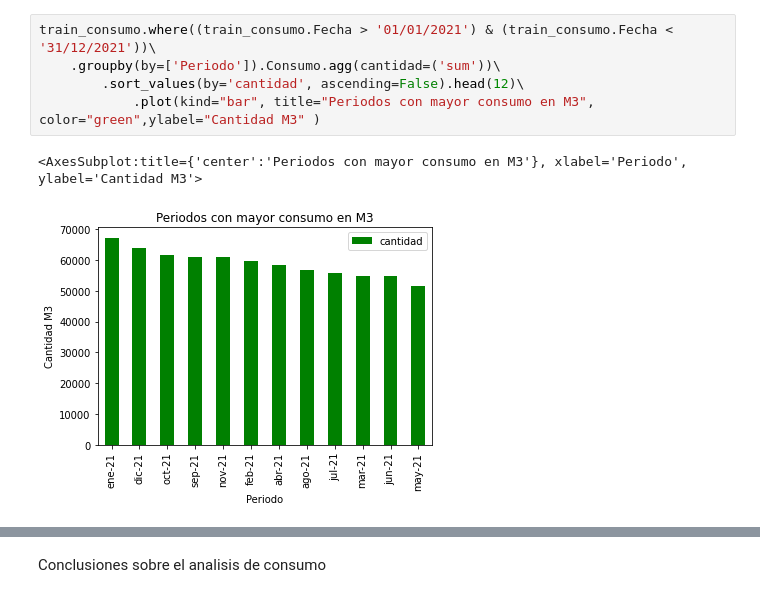
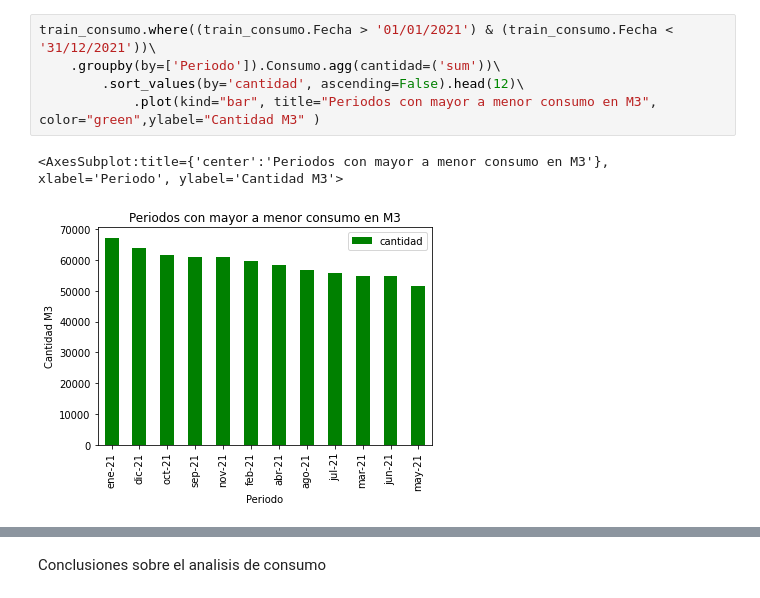
Before and after one commit to miguelsquillari/coop_hidrica, a Jupyter notebook: coop_hidrica.ipynb, the cells around one changed output, grey strips where cells are left out. Saved outputs shown, nothing was run; the diff lists cells and outputs as text.

```diff
--- a/coop_hidrica.ipynb
+++ b/coop_hidrica.ipynb
@@ -115,11 +102,11 @@ dtype: object
 # %%
 train_consumo.where((train_consumo.Fecha > '01/01/2021') & (train_consumo.Fecha < '31/12/2021'))\
     .groupby(by=['Periodo']).Consumo.agg(cantidad=('sum'))\
         .sort_values(by='cantidad', ascending=False).head(12)\
-            .plot(kind="bar", title="Periodos con mayor consumo en M3", color="green",ylabel="Cantidad M3" )
+            .plot(kind="bar", title="Periodos con mayor a menor consumo en M3", color="green",ylabel="Cantidad M3" )
 # %% [output]
-<AxesSubplot:title={'center':'Periodos con mayor consumo en M3'}, xlabel='Periodo', ylabel='Cantidad M3'>
+<AxesSubplot:title={'center':'Periodos con mayor a menor consumo en M3'}, xlabel='Periodo', ylabel='Cantidad M3'>
-[figure, old version]
+[figure, new version]
 # %%
 # creo la columna periodo2 con mes y año
 train_consumo['Periodo2'] = train_consumo['Fecha']
```
Also changed, not shown: parts of 35 cells of this notebook.
